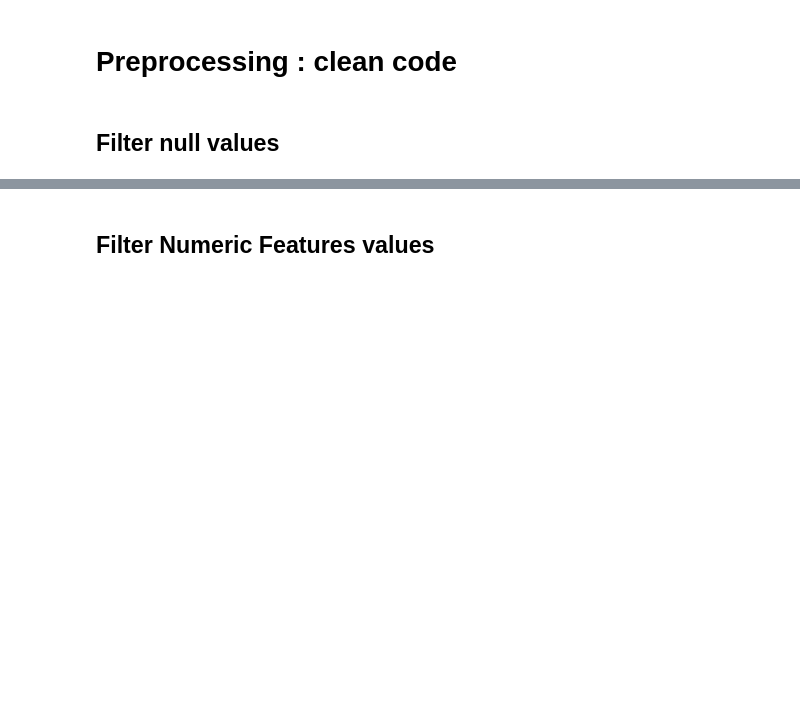
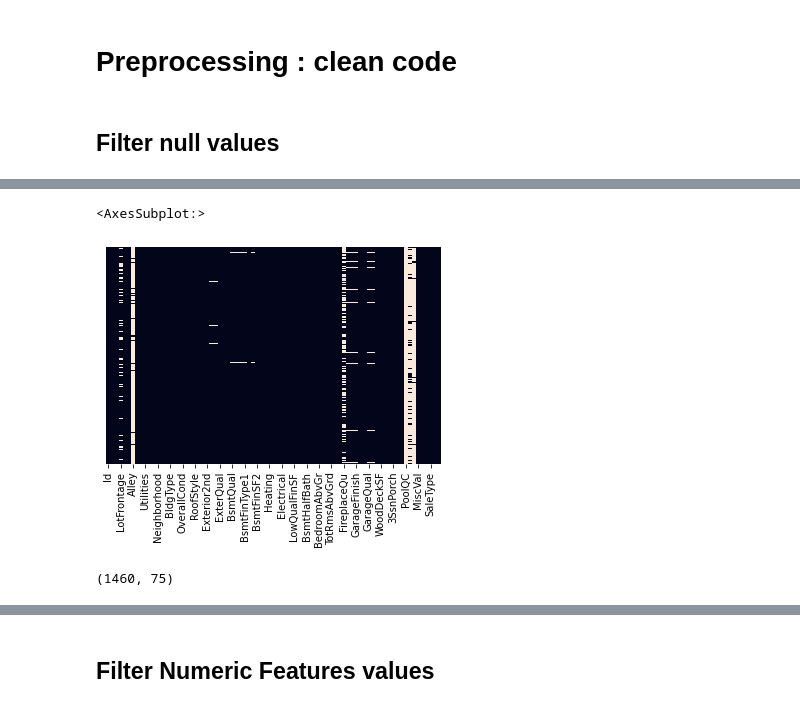
Before and after one commit to jeanPcr/house-prices-prediciton, a Jupyter notebook: script.ipynb, the cells around one changed output, grey strips where cells are left out. Cells and saved outputs as stored; diff of their text form; code cells hidden in the pictures; blank space fills up the shorter version.

```diff
--- a/script.ipynb
+++ b/script.ipynb
@@ -22,6 +30,8 @@ from sklearn.metrics import confusion_matrix
 # %%
 spark = SparkSession.builder.getOrCreate()
 # %%
-path = "./Master2/house-prices-prediction/train.csv"
+path = "./work/train.csv"
 
-train_df = spark.read.csv(path,header=True,inferSchema=True)
+sdf = spark.read.csv(path,header=True,inferSchema=True)
+# %%
+pdf = pd.read_csv(path)
@@ -31,0 +102,5 @@ train_df = spark.read.csv(path,header=True,inferSchema=True)
+# %%
+sns.heatmap(pdf.isnull(),yticklabels=False,cbar=False)
+# %% [output]
+<AxesSubplot:>
+[figure, added]
@@ -31,0 +109,4 @@ train_df = spark.read.csv(path,header=True,inferSchema=True)
+# %%
+sdf.toPandas().shape
+# %% [output]
+(1460, 75)
```
Also changed, not shown: parts of 28 cells of this notebook.
